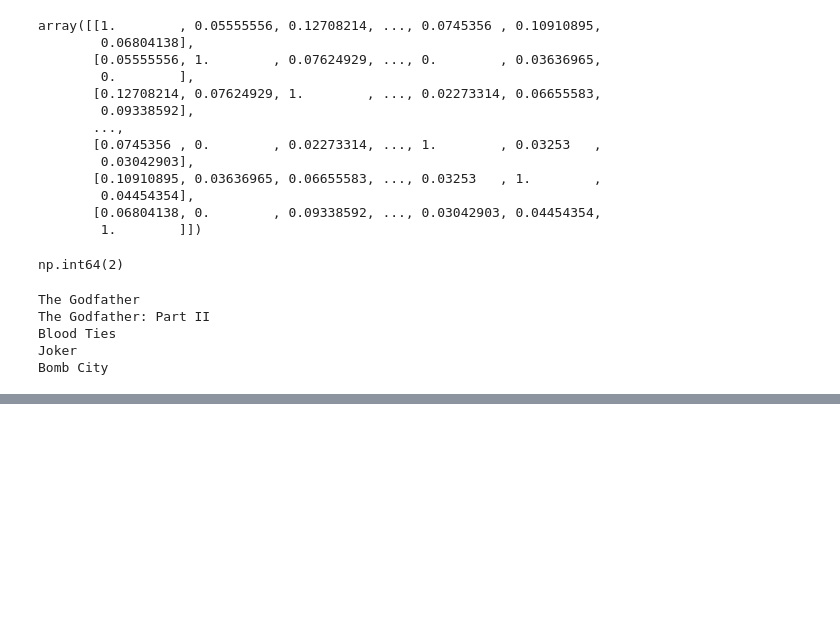
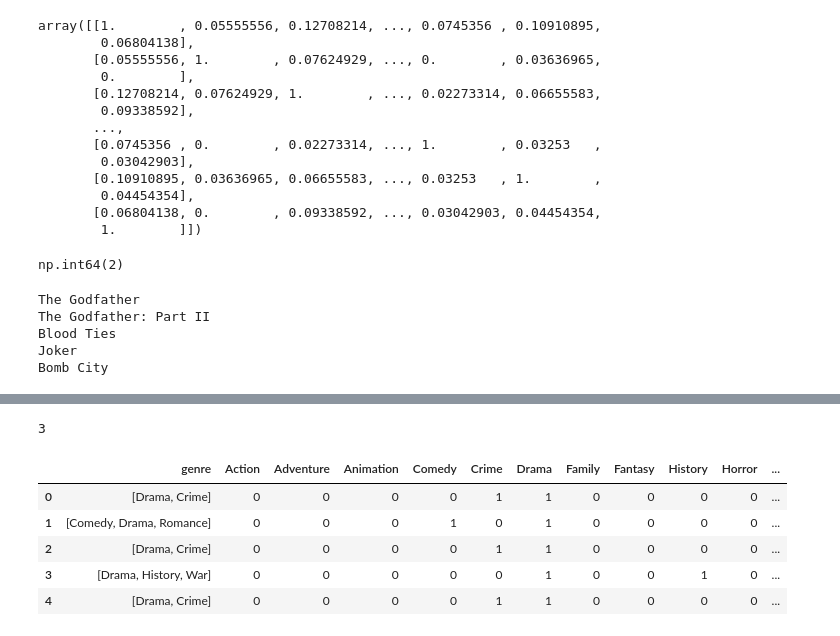
Before and after one commit to fuzenblue/Movie-Recommendation-System, a Jupyter notebook: Main.ipynb, the cells around one changed output, grey strips where cells are left out. Drawn from its saved outputs; the diff is of its cells as text; code cells hidden in the pictures; blank space fills up the shorter version.

```diff
--- a/Main.ipynb
+++ b/Main.ipynb
@@ -185,0 +232,2 @@ Star Wars: Episode III - Revenge of the Sith
+# %%
+new_data['genre'] = new_data['genre'].apply(lambda x: x.split(',') if x != '' else [])
@@ -185,0 +243,5 @@ Star Wars: Episode III - Revenge of the Sith
+# %%
+empty_genre_entries = new_data[new_data['genre'].apply(lambda x: len(x) == 0)]
+len(empty_genre_entries)
+# %% [output]
+3
@@ -185,0 +250,15 @@ Star Wars: Episode III - Revenge of the Sith
+# %%
+mlb = MultiLabelBinarizer()
+# %%
+genre_encoded = pd.DataFrame(mlb.fit_transform(new_data['genre']), columns=mlb.classes_, index=new_data.index)
+# %%
+new_data = pd.concat([new_data, genre_encoded], axis=1)
+# %%
+new_data[['genre'] + list(mlb.classes_)].head()
+# %% [output]
+|  | genre | Action | Adventure | Animation | Comedy | Crime | Drama | Family | Fantasy | History | Horror | ... |
+| 0 | [Drama, Crime] | 0 | 0 | 0 | 0 | 1 | 1 | 0 | 0 | 0 | 0 | ... |
+| 1 | [Comedy, Drama, Romance] | 0 | 0 | 0 | 1 | 0 | 1 | 0 | 0 | 0 | 0 | ... |
+| 2 | [Drama, Crime] | 0 | 0 | 0 | 0 | 1 | 1 | 0 | 0 | 0 | 0 | ... |
+| 3 | [Drama, History, War] | 0 | 0 | 0 | 0 | 0 | 1 | 0 | 0 | 1 | 0 | ... |
+| 4 | [Drama, Crime] | 0 | 0 | 0 | 0 | 1 | 1 | 0 | 0 | 0 | 0 | ... |
```
Also changed, not shown: parts of 28 cells of this notebook, 1 other file.
